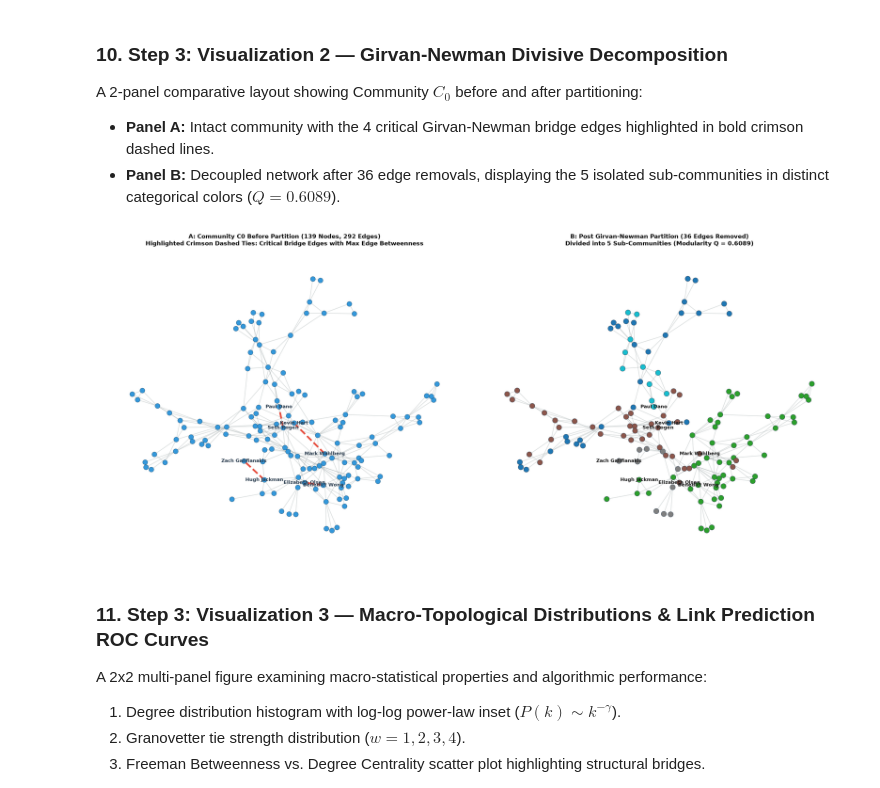
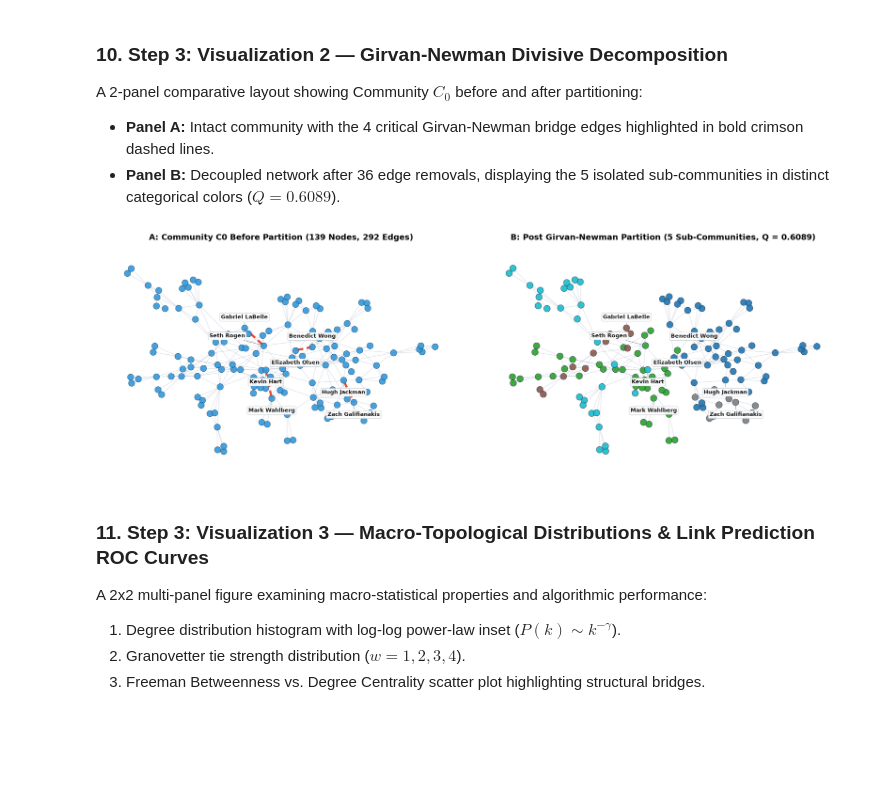
Before and after one commit to Codesmith104/CS176_Project, a Jupyter notebook: Cinema_Network_Analysis.ipynb, the cells around one changed output. Saved outputs shown, nothing was run; the diff lists cells and outputs as text; code cells hidden in the pictures; blank space fills up the shorter version.

```diff
--- a/Cinema_Network_Analysis.ipynb
+++ b/Cinema_Network_Analysis.ipynb
@@ -429,50 +464,40 @@ A 2-panel comparative layout showing Community $C_0$ before and after partitioni
 * **Panel B:** Decoupled network after 36 edge removals, displaying the 5 isolated sub-communities in distinct categorical colors ($Q = 0.6089$).
 # %%
 final_comps = list(nx.connected_components(sub))
-fig, axes = plt.subplots(1, 2, figsize=(18, 8), dpi=150)
-pos_c0 = nx.spring_layout(c0, seed=42, k=0.22, iterations=80)
+fig, axes = plt.subplots(1, 2, figsize=(16, 7.2), dpi=150)
+pos_c0 = nx.spring_layout(c0, seed=RANDOM_SEED, k=0.33, iterations=140)
+axes[0].set_aspect("equal")
+axes[1].set_aspect("equal")
 
-# Panel A: Before Partitioning
-axes[0].set_title(
-    "A: Community C0 Before Partition (139 Nodes, 292 Edges)\n"
-    "Highlighted Crimson Dashed Ties: Critical Bridge Edges with Max Edge Betweenness",
-    fontsize=10, fontweight="bold", pad=12
-)
-non_crit = [e for e in c0.edges() if tuple(sorted(e)) not in [tuple(sorted(x)) for x in critical_edges]]
-nx.draw_networkx_edges(c0, pos_c0, edgelist=non_crit, ax=axes[0], alpha=0.3, edge_color="#7f8c8d", width=1.0)
-crit_pres = [e for e in c0.edges() if tuple(sorted(e)) in [tuple(sorted(x)) for x in critical_edges]]
-nx.draw_networkx_edges(c0, pos_c0, edgelist=crit_pres, ax=axes[0], edge_color="#e74c3c", width=3.0, style="dashed")
-nx.draw_networkx_nodes(c0, pos_c0, ax=axes[0], node_size=70, node_color="#3498db", edgecolors="#1b4f72", linewidths=0.5)
+axes[0].set_title("A: Community C0 Before Partition (139 Nodes, 292 Edges)", fontsize=12, fontweight="bold", pad=8)
+crit_set = {tuple(sorted(e)) for e in critical_edges}
+non_crit = [e for e in c0.edges() if tuple(sorted(e)) not in crit_set]
+crit_pres = [e for e in c0.edges() if tuple(sorted(e)) in crit_set]
+nx.draw_networkx_edges(c0, pos_c0, edgelist=non_crit, ax=axes[0], alpha=0.22, edge_color="#8892b0", width=1.0)
+nx.draw_networkx_edges(c0, pos_c0, edgelist=crit_pres, ax=axes[0], edge_color="#e74c3c", width=3.2, style="dashed")
+nx.draw_networkx_nodes(c0, pos_c0, ax=axes[0], node_size=85, node_color="#3498db", edgecolors="#1b4f72", linewidths=0.6, alpha=0.90)
 
-labeled_actors = set()
-for u, v in critical_edges:
-    labeled_actors.add(u)
-    labeled_actors.add(v)
-labels_crit = {n: n for n in labeled_actors}
-nx.draw_networkx_labels(c0, pos_c0, labels=labels_crit, ax=axes[0], font_size=8, font_weight="bold", font_color="#2c3e50")
+labeled_actors = sorted({node for edge in critical_edges for node in edge})
+place_non_overlapping_labels(axes[0], pos_c0, labeled_actors, font_size=8.2, base_dy=0.065, min_dx=0.34, min_dy=0.11)
+c0_xs, c0_ys = [p[0] for p in pos_c0.values()], [p[1] for p in pos_c0.values()]
+axes[0].set_xlim(min(c0_xs) - 0.16, max(c0_xs) + 0.16)
+axes[0].set_ylim(min(c0_ys) - 0.14, max(c0_ys) + 0.14)
 axes[0].axis("off")
 
-# Panel B: After Divisive Removal
-axes[1].set_title(
-    f"B: Post Girvan-Newman Partition (36 Edges Removed)\n"
-    f"Divided into 5 Sub-Communities (Modularity Q = 0.6089)",
-    fontsize=10, fontweight="bold", pad=12
-)
-node_comp_map = {}
-for cid, comp in enumerate(final_comps):
-    for n in comp:
-        node_comp_map[n] = cid
-
+axes[1].set_title("B: Post Girvan-Newman Partition (5 Sub-Communities, Q = 0.6089)", fontsize=12, fontweight="bold", pad=8)
+node_comp_map = {n: cid for cid, comp in enumerate(final_comps) for n in comp}
 colors_sub = [node_comp_map[n] for n in sub.nodes()]
-nx.draw_networkx_edges(sub, pos_c0, ax=axes[1], alpha=0.3, edge_color="#7f8c8d", width=1.0)
-nx.draw_networkx_nodes(sub, pos_c0, ax=axes[1], node_size=80, node_color=colors_sub, cmap=plt.cm.tab10, edgecolors="#2c3e50", linewidths=0.5)
-nx.draw_networkx_labels(sub, pos_c0, labels=labels_crit, ax=axes[1], font_size=8, font_weight="bold", font_color="#1a1a1a")
+nx.draw_networkx_edges(sub, pos_c0, ax=axes[1], alpha=0.22, edge_color="#8892b0", width=1.0)
+nx.draw_networkx_nodes(sub, pos_c0, ax=axes[1], node_size=90, node_color=colors_sub, cmap=plt.cm.tab10, edgecolors="#2c3e50", linewidths=0.6, alpha=0.90)
+place_non_overlapping_labels(axes[1], pos_c0, labeled_actors, font_size=8.2, base_dy=0.065, min_dx=0.34, min_dy=0.11)
+axes[1].set_xlim(min(c0_xs) - 0.16, max(c0_xs) + 0.16)
+axes[1].set_ylim(min(c0_ys) - 0.14, max(c0_ys) + 0.14)
 axes[1].axis("off")
 
-plt.tight_layout()
+fig.subplots_adjust(wspace=0.06, top=0.92, bottom=0.02, left=0.02, right=0.98)
 plt.show()
 # %% [output]
-[figure, old version]
+[figure, new version]
 # %% [markdown]
 ### 11. Step 3: Visualization 3 — Macro-Topological Distributions & Link Prediction ROC Curves
 A 2x2 multi-panel figure examining macro-statistical properties and algorithmic performance:
```
Also changed, not shown: parts of 11 cells of this notebook, 6 other files.
